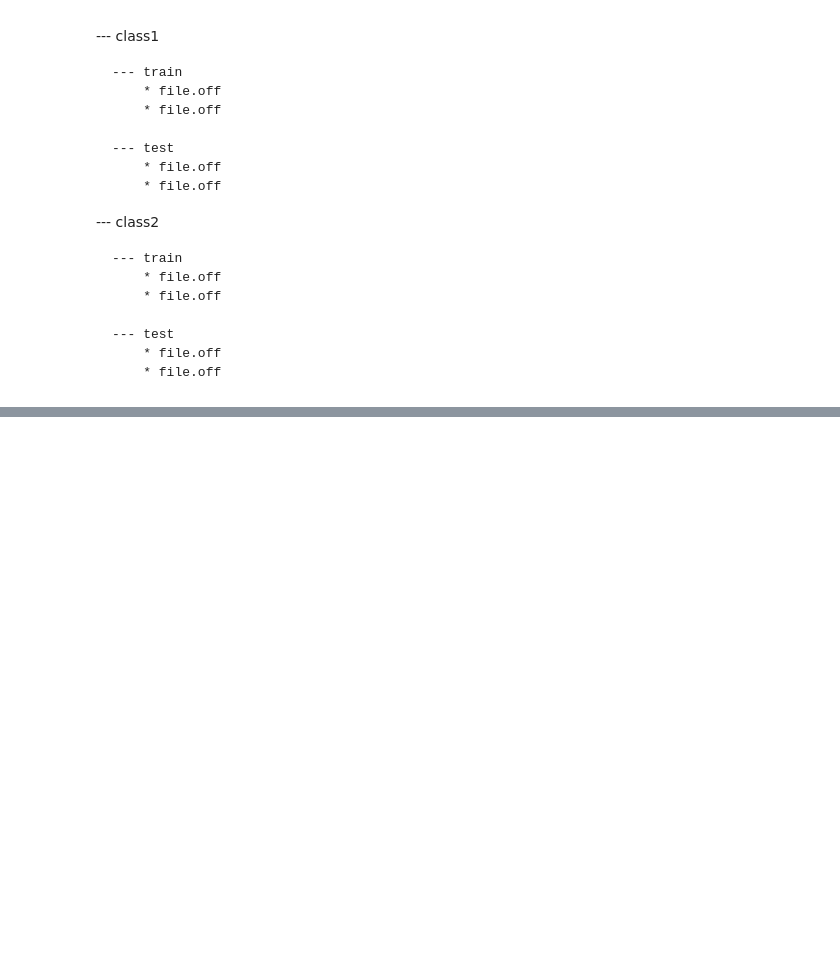
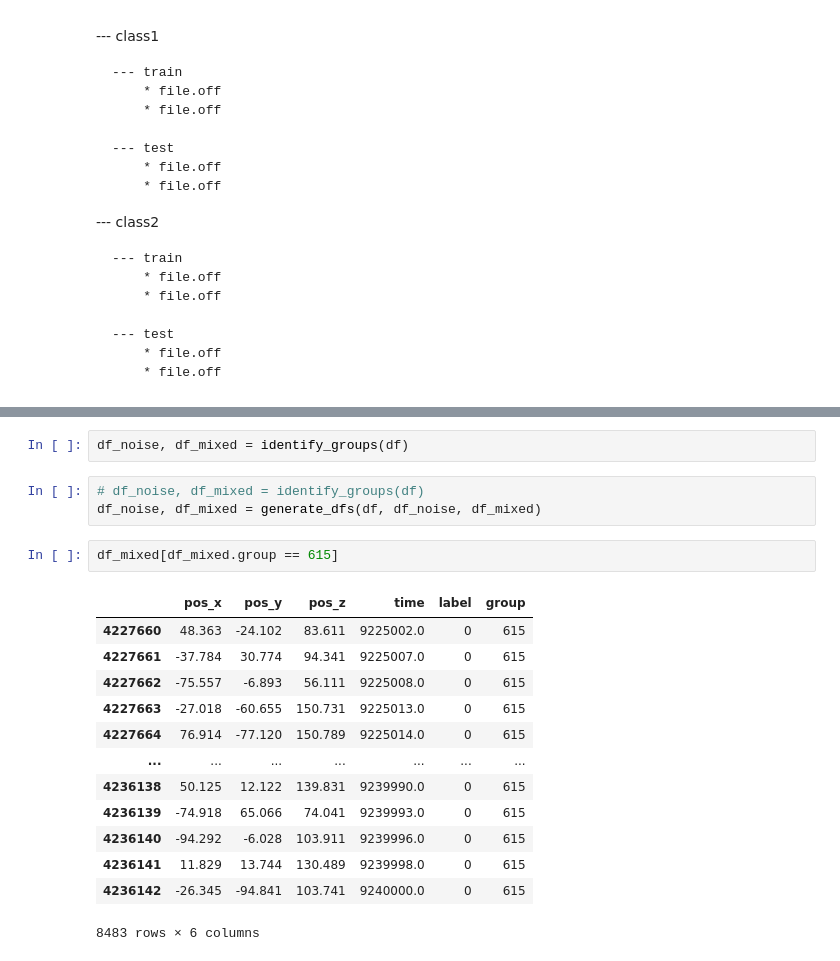
Before and after one commit to shrutirao94/km3net-neutrino-detection, a Jupyter notebook: notebooks/ensemble/unsampled/1.0_xyt_unsampled_data_preparation.ipynb, the cells around one changed output, grey strips where cells are left out. Drawn from its saved outputs; the diff is of its cells as text; blank space fills up the shorter version.

```diff
--- a/notebooks/ensemble/unsampled/1.0_xyt_unsampled_data_preparation.ipynb
+++ b/notebooks/ensemble/unsampled/1.0_xyt_unsampled_data_preparation.ipynb
@@ -379,0 +398,21 @@ Generate plots? (y/n)
+# %%
+df_noise, df_mixed = identify_groups(df)
+# %%
+# df_noise, df_mixed = identify_groups(df)
+df_noise, df_mixed = generate_dfs(df, df_noise, df_mixed)
+# %%
+df_mixed[df_mixed.group == 615]
+# %% [output]
+|  | pos_x | pos_y | pos_z | time | label | group |
+| 4227660 | 48.363 | -24.102 | 83.611 | 9225002.0 | 0 | 615 |
+| 4227661 | -37.784 | 30.774 | 94.341 | 9225007.0 | 0 | 615 |
+| 4227662 | -75.557 | -6.893 | 56.111 | 9225008.0 | 0 | 615 |
+| 4227663 | -27.018 | -60.655 | 150.731 | 9225013.0 | 0 | 615 |
+| 4227664 | 76.914 | -77.120 | 150.789 | 9225014.0 | 0 | 615 |
+| ... | ... | ... | ... | ... | ... | ... |
+| 4236138 | 50.125 | 12.122 | 139.831 | 9239990.0 | 0 | 615 |
+| 4236139 | -74.918 | 65.066 | 74.041 | 9239993.0 | 0 | 615 |
+| 4236140 | -94.292 | -6.028 | 103.911 | 9239996.0 | 0 | 615 |
+| 4236141 | 11.829 | 13.744 | 130.489 | 9239998.0 | 0 | 615 |
+| 4236142 | -26.345 | -94.841 | 103.741 | 9240000.0 | 0 | 615 |
+8483 rows × 6 columns
```
Also changed, not shown: parts of 10 cells of this notebook.
